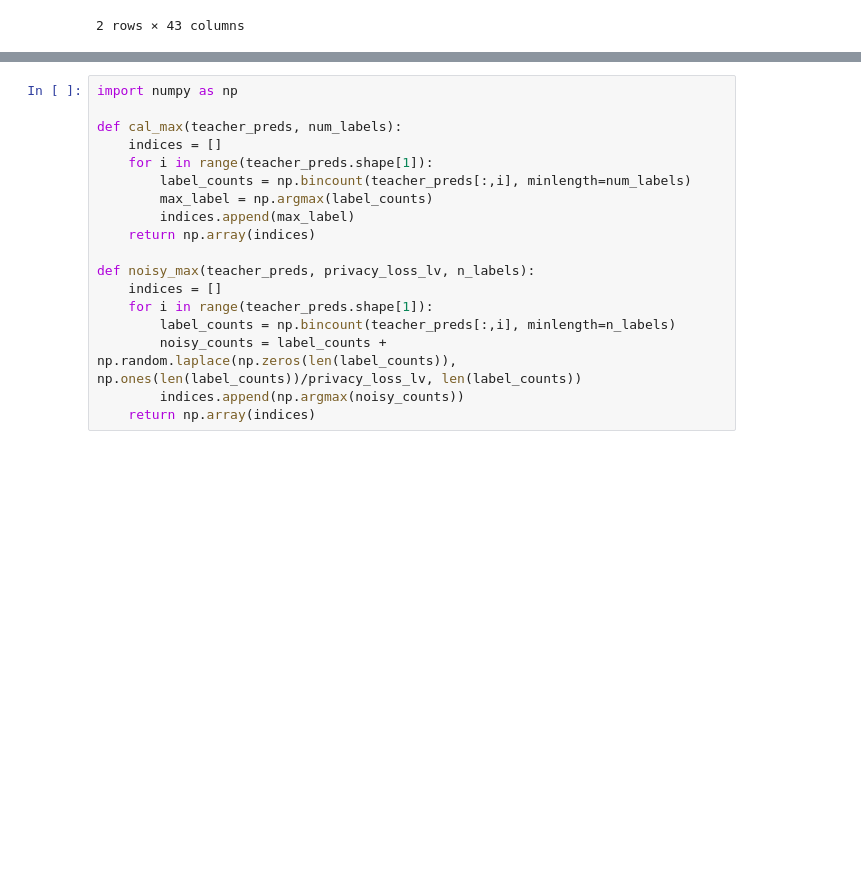
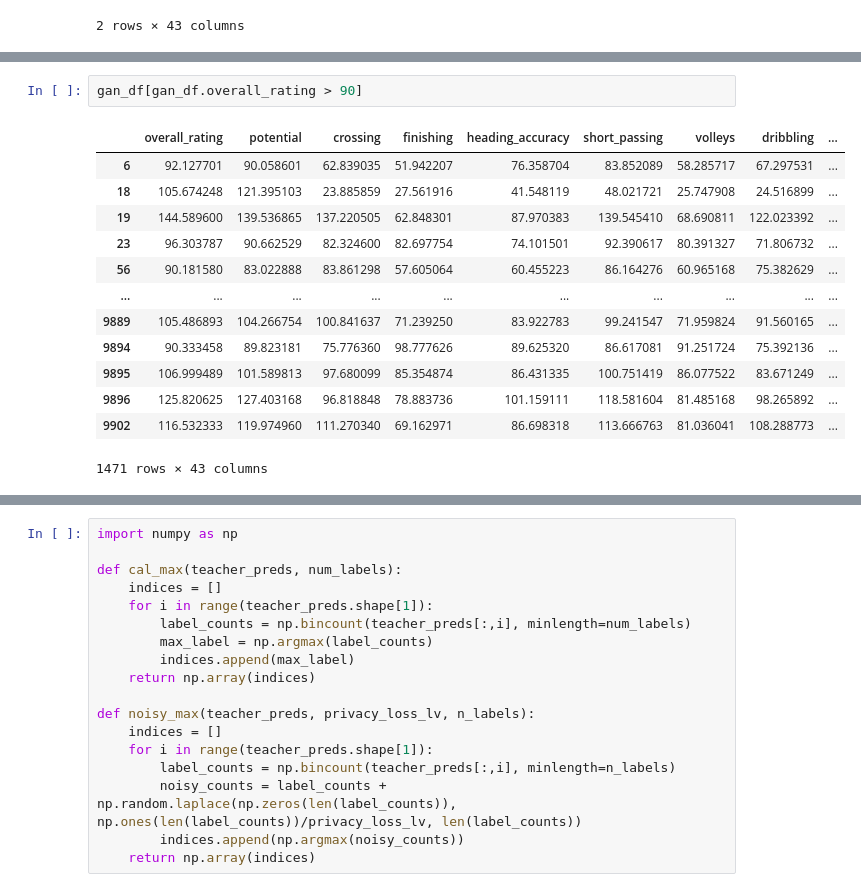
Before and after one commit to DerNiccoo/TensorFlow-training, a Jupyter notebook: 5.3 GAN Soccer.ipynb, the cells around one changed output, grey strips where cells are left out. Drawn from its saved outputs; the diff is of its cells as text; blank space fills up the shorter version.

```diff
--- a/5.3 GAN Soccer.ipynb
+++ b/5.3 GAN Soccer.ipynb
@@ -271,0 +466,16 @@ df[df.overall_rating > 90]
+# %%
+gan_df[gan_df.overall_rating > 90]
+# %% [output]
+|  | overall_rating | potential | crossing | finishing | heading_accuracy | short_passing | volleys | dribbling | ... |
+| 6 | 92.127701 | 90.058601 | 62.839035 | 51.942207 | 76.358704 | 83.852089 | 58.285717 | 67.297531 | ... |
+| 18 | 105.674248 | 121.395103 | 23.885859 | 27.561916 | 41.548119 | 48.021721 | 25.747908 | 24.516899 | ... |
+| 19 | 144.589600 | 139.536865 | 137.220505 | 62.848301 | 87.970383 | 139.545410 | 68.690811 | 122.023392 | ... |
+| 23 | 96.303787 | 90.662529 | 82.324600 | 82.697754 | 74.101501 | 92.390617 | 80.391327 | 71.806732 | ... |
+| 56 | 90.181580 | 83.022888 | 83.861298 | 57.605064 | 60.455223 | 86.164276 | 60.965168 | 75.382629 | ... |
+| ... | ... | ... | ... | ... | ... | ... | ... | ... | ... |
+| 9889 | 105.486893 | 104.266754 | 100.841637 | 71.239250 | 83.922783 | 99.241547 | 71.959824 | 91.560165 | ... |
+| 9894 | 90.333458 | 89.823181 | 75.776360 | 98.777626 | 89.625320 | 86.617081 | 91.251724 | 75.392136 | ... |
+| 9895 | 106.999489 | 101.589813 | 97.680099 | 85.354874 | 86.431335 | 100.751419 | 86.077522 | 83.671249 | ... |
+| 9896 | 125.820625 | 127.403168 | 96.818848 | 78.883736 | 101.159111 | 118.581604 | 81.485168 | 98.265892 | ... |
+| 9902 | 116.532333 | 119.974960 | 111.270340 | 69.162971 | 86.698318 | 113.666763 | 81.036041 | 108.288773 | ... |
+1471 rows × 43 columns
```
Also changed, not shown: parts of 24 cells of this notebook.
